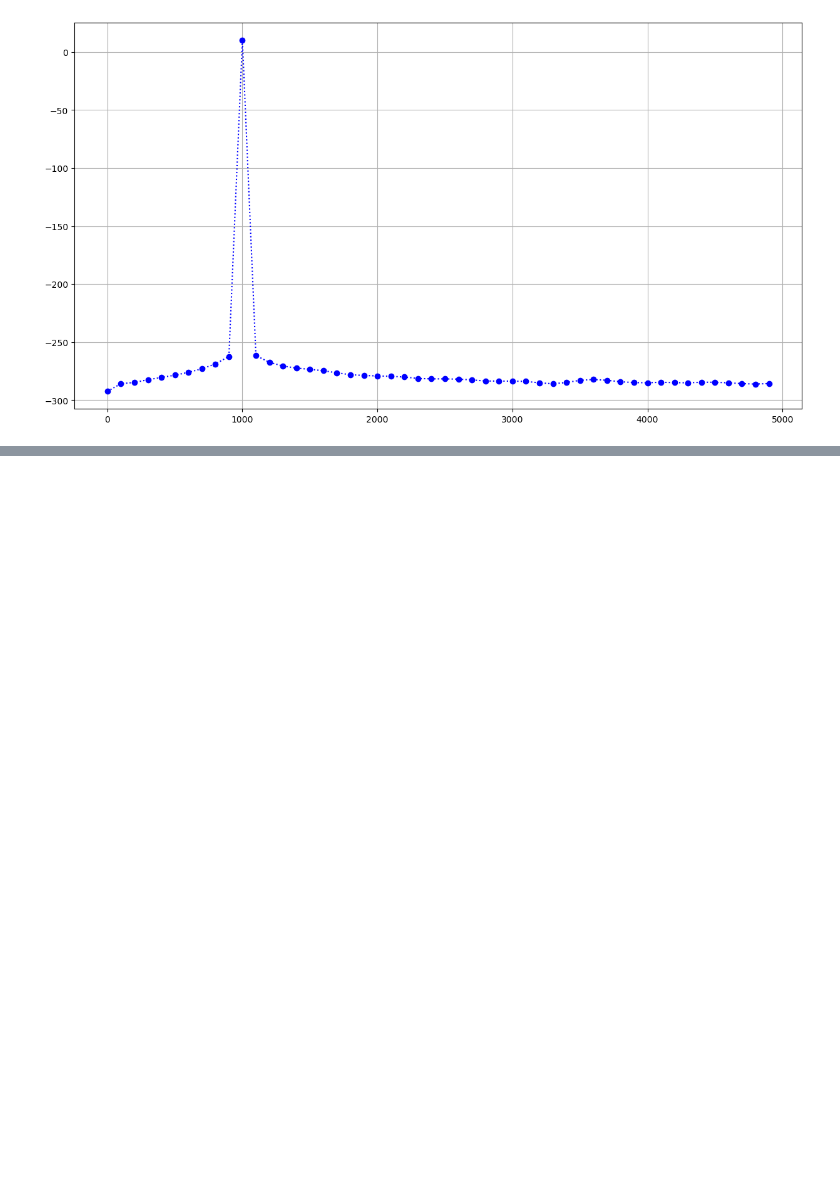
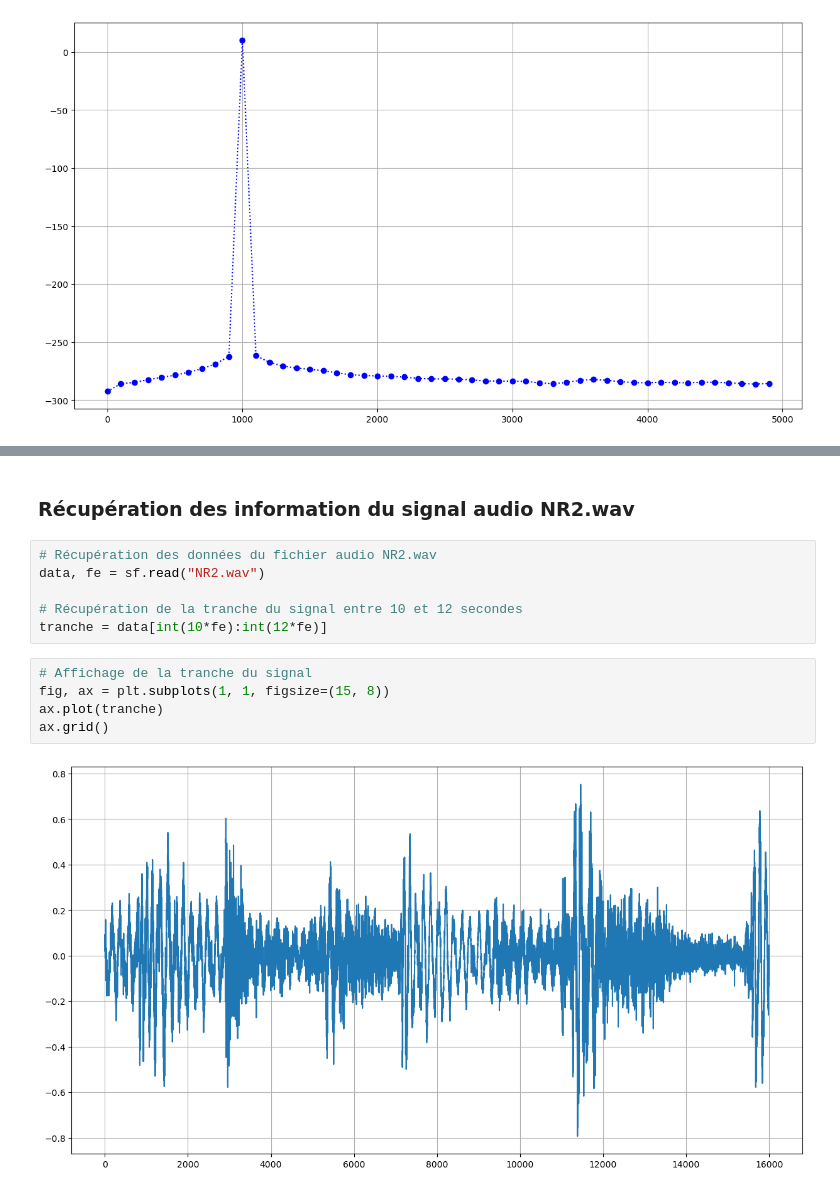
Before and after one commit to NergYR/RT2R05_TP1, a Jupyter notebook: TP1.ipynb, the cells around one changed output, grey strips where cells are left out. Drawn from its saved outputs; the diff is of its cells as text; blank space fills up the shorter version.

```diff
--- a/TP1.ipynb
+++ b/TP1.ipynb
@@ -129,0 +170,15 @@ print(np.abs(max_Y_dBm))
+# %% [markdown]
+### Récupération des information du signal audio NR2.wav
+# %%
+# Récupération des données du fichier audio NR2.wav
+data, fe = sf.read("NR2.wav")
+
+# Récupération de la tranche du signal entre 10 et 12 secondes
+tranche = data[int(10*fe):int(12*fe)]
+# %%
+# Affichage de la tranche du signal
+fig, ax = plt.subplots(1, 1, figsize=(15, 8))
+ax.plot(tranche)
+ax.grid()
+# %% [output]
+[figure, added]
```
Also changed, not shown: parts of 20 cells of this notebook, 7 other files.
